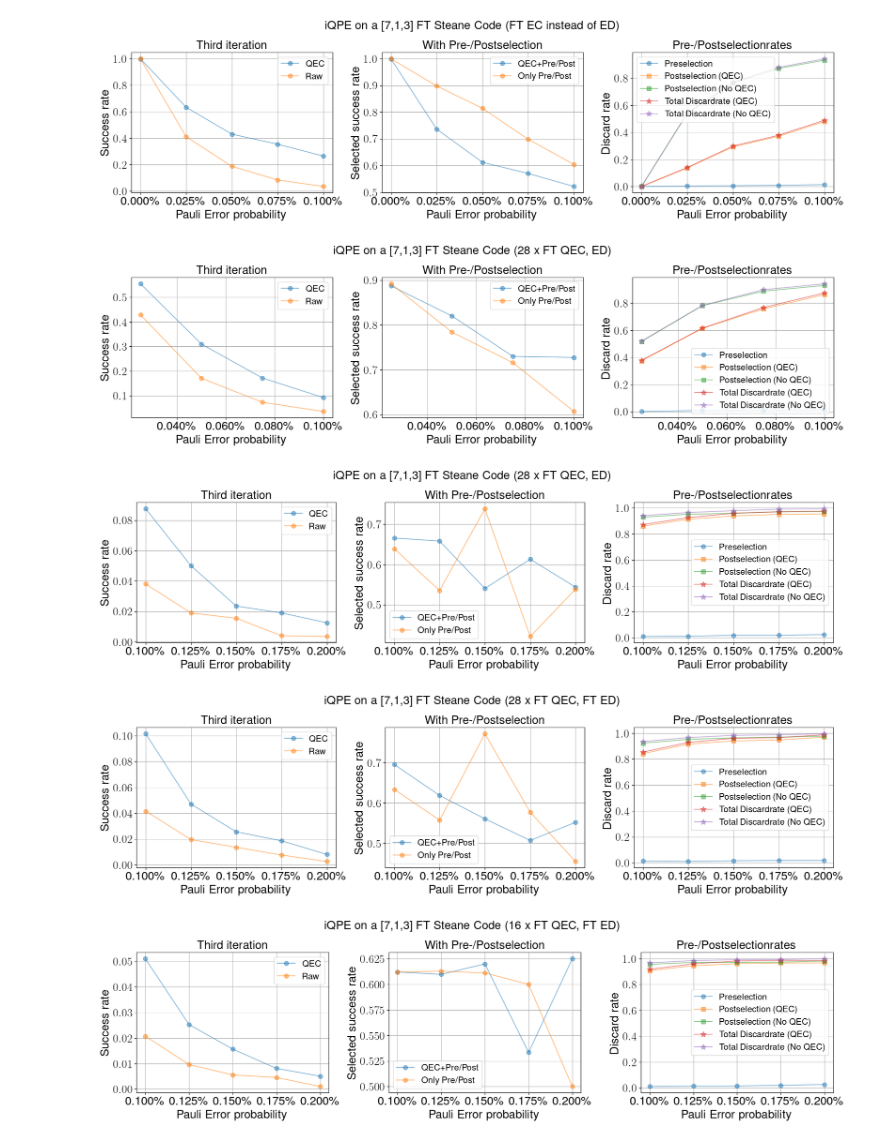
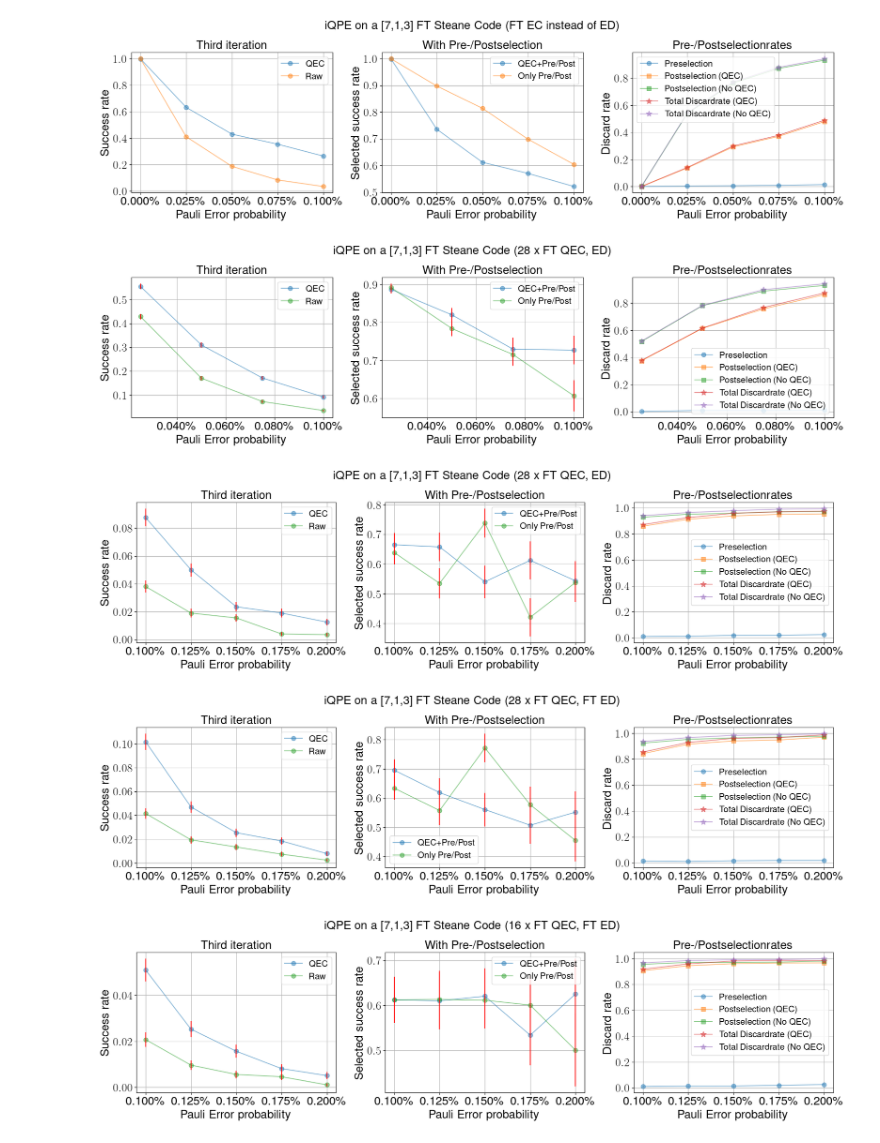
Before and after one commit to RicemanBoy/Bachelor, a Jupyter notebook: HPC/plot_FT_Steane.ipynb, the cells around one changed output. Saved outputs shown, nothing was run; the diff lists cells and outputs as text; code cells hidden in the pictures.

```diff
--- a/HPC/plot_FT_Steane.ipynb
+++ b/HPC/plot_FT_Steane.ipynb
@@ -365,12 +365,27 @@ y_pre = []
 for i in range(len(x)):
     y_pre.append(zero_QEC[i]/(one_QEC[i]+zero_QEC[i]+post_QEC[i]))
 
+err1 = [np.sqrt((i-i**2)/2000) for i in y]
+err2 = [np.sqrt((i-i**2)/2000) for i in y_no_QEC]
+
+err3, err4 = [], []
+for i in y_PS:
+    err3.append(np.sqrt((i-i**2)/(2000*(1-post[y_PS.index(i)]))))
+for i in y_no_QEC_PS:
+    err4.append(np.sqrt((i-i**2)/(2000*(1-post[y_no_QEC_PS.index(i)]))))
 
 ax1.plot(x,y, label="QEC", marker = ".",markersize = 15, alpha = 0.5)
+ax1.errorbar(x, y, yerr=err1, ecolor="red", linestyle="")
+
 ax1.plot(x,y_no_QEC, label="Raw", marker = ".",markersize = 15, alpha = 0.5)
+ax1.errorbar(x, y_no_QEC, yerr=err2, ecolor="red", linestyle="")
+
 
 ax2.plot(x,y_PS, label="QEC+Pre/Post", marker = ".",markersize = 15,  alpha = 0.5)
+ax2.errorbar(x, y_PS, yerr=err3, ecolor="red", linestyle="")
+
 ax2.plot(x,y_no_QEC_PS, label="Only Pre/Post", marker = ".",markersize = 15, alpha = 0.5)
+ax2.errorbar(x, y_no_QEC_PS, yerr=err4, ecolor="red", linestyle="")
 
 
 # ax3.plot(x,y, label="QEC", marker = ".",markersize = 15, alpha = 0.5)
@@ -414,7 +429,7 @@ plt.tight_layout()
 plt.savefig("Figures/HPC26.png", dpi = 200)
 plt.show()
 # %% [output]
-[figure, old version]
+[figure, new version]
 # %%
 x,pre,post,zero,one,pre_QEC,post_QEC, zero_QEC, one_QEC = np.loadtxt("text/FTSteane_3rd_e+.txt", delimiter = ",")       #noisy qec after every T/Tdagger
 
@@ -446,12 +461,27 @@ y_pre = []
 for i in range(len(x)):
     y_pre.append(zero_QEC[i]/(one_QEC[i]+zero_QEC[i]+post_QEC[i]))
 
+err1 = [np.sqrt((i-i**2)/2000) for i in y]
+err2 = [np.sqrt((i-i**2)/2000) for i in y_no_QEC]
+
+err3, err4 = [], []
+for i in y_PS:
+    err3.append(np.sqrt((i-i**2)/(2000*(1-post[y_PS.index(i)]))))
+for i in y_no_QEC_PS:
+    err4.append(np.sqrt((i-i**2)/(2000*(1-post[y_no_QEC_PS.index(i)]))))
 
 ax1.plot(x,y, label="QEC", marker = ".",markersize = 15, alpha = 0.5)
+ax1.errorbar(x, y, yerr=err1, ecolor="red", linestyle="")
+
 ax1.plot(x,y_no_QEC, label="Raw", marker = ".",markersize = 15, alpha = 0.5)
+ax1.errorbar(x, y_no_QEC, yerr=err2, ecolor="red", linestyle="")
+
 
 ax2.plot(x,y_PS, label="QEC+Pre/Post", marker = ".",markersize = 15,  alpha = 0.5)
+ax2.errorbar(x, y_PS, yerr=err3, ecolor="red", linestyle="")
+
 ax2.plot(x,y_no_QEC_PS, label="Only Pre/Post", marker = ".",markersize = 15, alpha = 0.5)
+ax2.errorbar(x, y_no_QEC_PS, yerr=err4, ecolor="red", linestyle="")
 
 
 # ax3.plot(x,y, label="QEC", marker = ".",markersize = 15, alpha = 0.5)
@@ -495,7 +525,7 @@ plt.tight_layout()
 plt.savefig("Figures/HPC27.png", dpi = 200)
 plt.show()
 # %% [output]
-[figure, old version]
+[figure, new version]
 # %%
 x,pre,post,zero,one,pre_QEC,post_QEC, zero_QEC, one_QEC = np.loadtxt("text/FTSteane_3rd_f.txt", delimiter = ",")       #noisy qec after every T/Tdagger
 
@@ -527,12 +557,27 @@ y_pre = []
 for i in range(len(x)):
     y_pre.append(zero_QEC[i]/(one_QEC[i]+zero_QEC[i]+post_QEC[i]))
 
+err1 = [np.sqrt((i-i**2)/2000) for i in y]
+err2 = [np.sqrt((i-i**2)/2000) for i in y_no_QEC]
+
+err3, err4 = [], []
+for i in y_PS:
+    err3.append(np.sqrt((i-i**2)/(2000*(1-post[y_PS.index(i)]))))
+for i in y_no_QEC_PS:
+    err4.append(np.sqrt((i-i**2)/(2000*(1-post[y_no_QEC_PS.index(i)]))))
 
 ax1.plot(x,y, label="QEC", marker = ".",markersize = 15, alpha = 0.5)
+ax1.errorbar(x, y, yerr=err1, ecolor="red", linestyle="")
+
 ax1.plot(x,y_no_QEC, label="Raw", marker = ".",markersize = 15, alpha = 0.5)
+ax1.errorbar(x, y_no_QEC, yerr=err2, ecolor="red", linestyle="")
+
 
 ax2.plot(x,y_PS, label="QEC+Pre/Post", marker = ".",markersize = 15,  alpha = 0.5)
+ax2.errorbar(x, y_PS, yerr=err3, ecolor="red", linestyle="")
+
 ax2.plot(x,y_no_QEC_PS, label="Only Pre/Post", marker = ".",markersize = 15, alpha = 0.5)
+ax2.errorbar(x, y_no_QEC_PS, yerr=err4, ecolor="red", linestyle="")
 
 
 # ax3.plot(x,y, label="QEC", marker = ".",markersize = 15, alpha = 0.5)
@@ -576,7 +621,7 @@ plt.tight_layout()
 plt.savefig("Figures/HPC28.png", dpi = 200)
 plt.show()
 # %% [output]
-[figure, old version]
+[figure, new version]
 # %%
 x,pre,post,zero,one,pre_QEC,post_QEC, zero_QEC, one_QEC = np.loadtxt("text/FTSteane_3rd_g.txt", delimiter = ",")       #noisy qec after every T/Tdagger
 
@@ -608,12 +653,27 @@ y_pre = []
 for i in range(len(x)):
     y_pre.append(zero_QEC[i]/(one_QEC[i]+zero_QEC[i]+post_QEC[i]))
 
+err1 = [np.sqrt((i-i**2)/2000) for i in y]
+err2 = [np.sqrt((i-i**2)/2000) for i in y_no_QEC]
+
+err3, err4 = [], []
+for i in y_PS:
+    err3.append(np.sqrt((i-i**2)/(2000*(1-post[y_PS.index(i)]))))
+for i in y_no_QEC_PS:
+    err4.append(np.sqrt((i-i**2)/(2000*(1-post[y_no_QEC_PS.index(i)]))))
 
 ax1.plot(x,y, label="QEC", marker = ".",markersize = 15, alpha = 0.5)
+ax1.errorbar(x, y, yerr=err1, ecolor="red", linestyle="")
+
 ax1.plot(x,y_no_QEC, label="Raw", marker = ".",markersize = 15, alpha = 0.5)
+ax1.errorbar(x, y_no_QEC, yerr=err2, ecolor="red", linestyle="")
+
 
 ax2.plot(x,y_PS, label="QEC+Pre/Post", marker = ".",markersize = 15,  alpha = 0.5)
+ax2.errorbar(x, y_PS, yerr=err3, ecolor="red", linestyle="")
+
 ax2.plot(x,y_no_QEC_PS, label="Only Pre/Post", marker = ".",markersize = 15, alpha = 0.5)
+ax2.errorbar(x, y_no_QEC_PS, yerr=err4, ecolor="red", linestyle="")
 
 
 # ax3.plot(x,y, label="QEC", marker = ".",markersize = 15, alpha = 0.5)
@@ -630,34 +690,34 @@ ax4.plot(x, post, label="Postselection (No QEC)", marker = "s",markersize = 7, a
 ax4.plot(x, post_QEC+pre, label="Total Discardrate (QEC)", marker = "*",markersize = 10, alpha = 0.5)
 ax4.plot(x, post+pre, label="Total Discardrate (No QEC)", marker = "*",markersize = 10, alpha = 0.5)
 
 #ax1.set_title("1st iteration of iQPE on the [12, 2, 4] Carbon Code", fontsize=20)
 ax1.set_title("Third iteration", fontsize=20)
 ax2.set_title("With Pre-/Postselection", fontsize=20)
 #ax3.set_title("Layerwise improvement", fontsize=20)
 ax4.set_title("Pre-/Postselectionrates", fontsize=20)
 ax1.set_xlabel("Pauli Error probability", fontsize=20)
 ax2.set_xlabel("Pauli Error probability", fontsize=20)
 #ax3.set_xlabel("Pauli Error probability", fontsize=20)
 ax4.set_xlabel("Pauli Error probability", fontsize=20)
 ax1.set_ylabel("Success rate", fontsize=20)
 ax2.set_ylabel("Selected success rate", fontsize=20)
 #ax3.set_ylabel("Success rate", fontsize=20)
 ax4.set_ylabel("Discard rate", fontsize=20)
 ax1.tick_params(axis='both', which='major', labelsize=20)
 ax2.tick_params(axis='both', which='major', labelsize=20)
 #ax3.tick_params(axis='both', which='major', labelsize=20)
 ax4.tick_params(axis='both', which='major', labelsize=20)
 ax1.grid(), ax2.grid(), ax4.grid()
 ax1.legend(fontsize=15)
 ax2.legend(fontsize=15)
 #ax3.legend(fontsize=15)
 ax4.legend(fontsize=15)
 fig.suptitle('iQPE on a [7,1,3] FT Steane Code (16 x FT QEC, FT ED)', fontsize=20)
 plt.tight_layout()
 plt.savefig("Figures/HPC29.png", dpi = 200)
 plt.show()
 # %% [output]
-[figure, old version]
+[figure, new version]
 # %%
 x,pre,post,zero,one,pre_QEC,post_QEC, zero_QEC, one_QEC = np.loadtxt("text/FTSteane_3rd_g+.txt", delimiter = ",")       #noisy qec after every T/Tdagger
 
```
Also changed, not shown: parts of 2 cells of this notebook, 6 other files.
